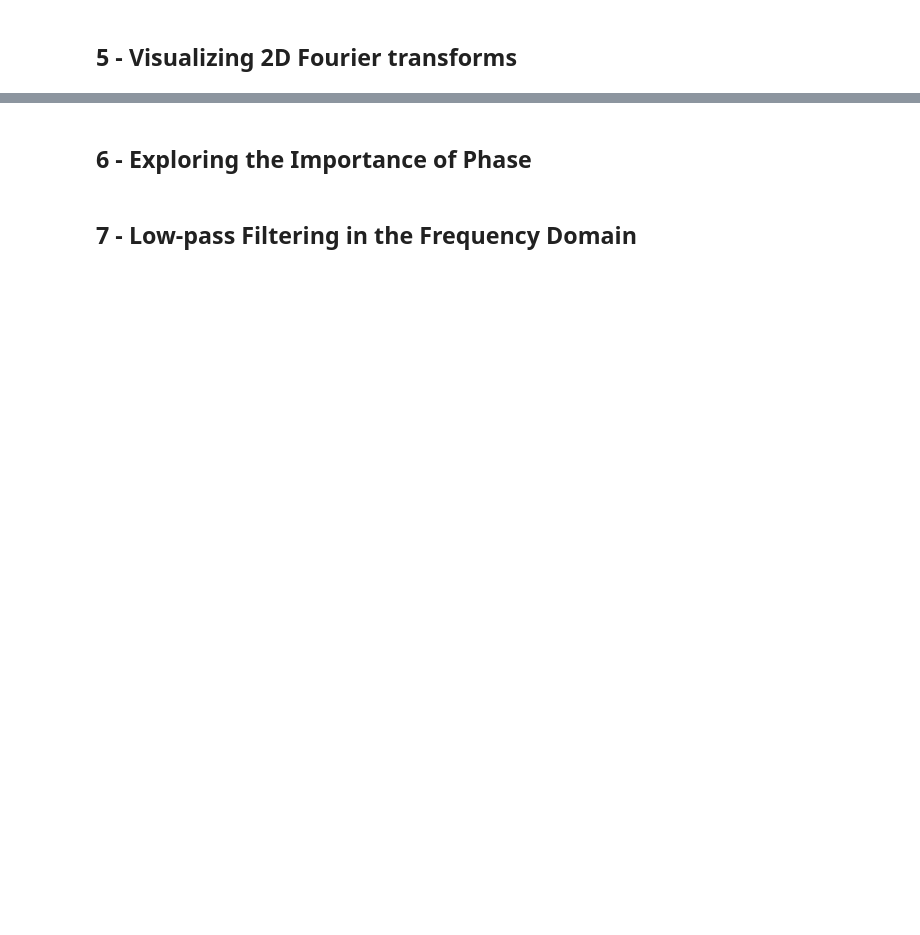
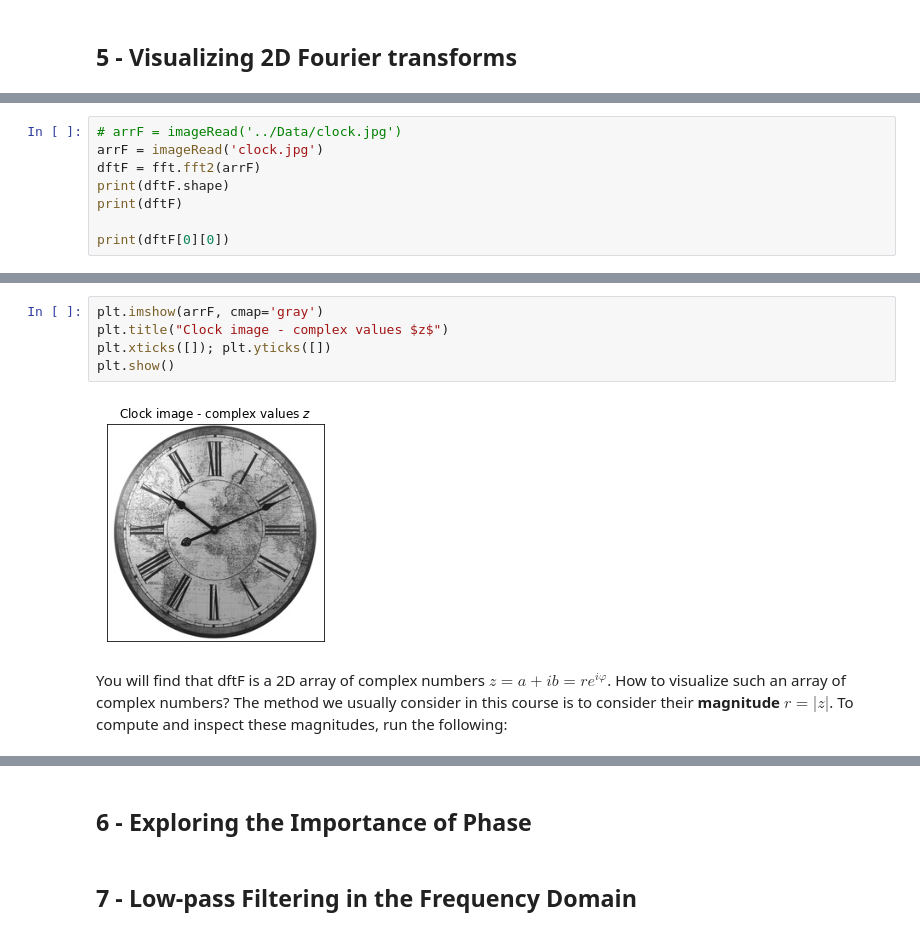
Before and after one commit to FabriceBeaumont/MA-INF_2314_IPSA, a Jupyter notebook: Code/Exercise3/SolutionsOfSheet3.ipynb, the cells around one changed output, grey strips where cells are left out. Drawn from its saved outputs; the diff is of its cells as text; blank space fills up the shorter version.

```diff
--- a/Code/Exercise3/SolutionsOfSheet3.ipynb
+++ b/Code/Exercise3/SolutionsOfSheet3.ipynb
@@ -501,0 +463,8 @@ to be the person whose careless use of a third party library for the design of a
+# %%
+# arrF = imageRead('../Data/clock.jpg')
+arrF = imageRead('clock.jpg')
+dftF = fft.fft2(arrF)
+print(dftF.shape)
+print(dftF)
+
+print(dftF[0][0])
@@ -501,0 +489,9 @@ to be the person whose careless use of a third party library for the design of a
+# %%
+plt.imshow(arrF, cmap='gray')
+plt.title("Clock image - complex values $z$")
+plt.xticks([]); plt.yticks([])
+plt.show()
+# %% [output]
+[figure, added]
+# %% [markdown]
+You will find that dftF is a 2D array of complex numbers $z = a + i b = r e^{i\varphi}$. How to visualize such an array of complex numbers? The method we usually consider in this course is to consider their **magnitude** $r=|z|$. To compute and inspect these magnitudes, run the following:
```
Also changed, not shown: parts of 35 cells of this notebook.
